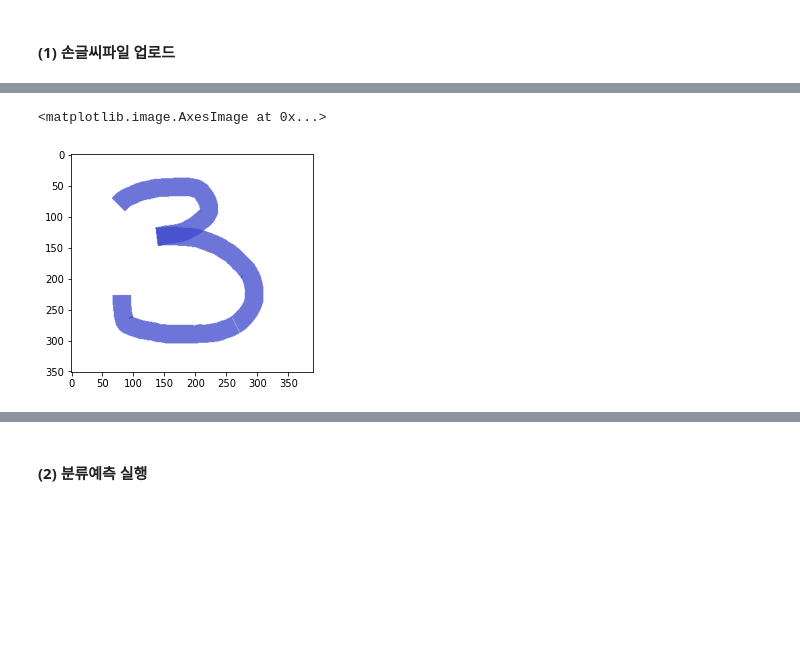
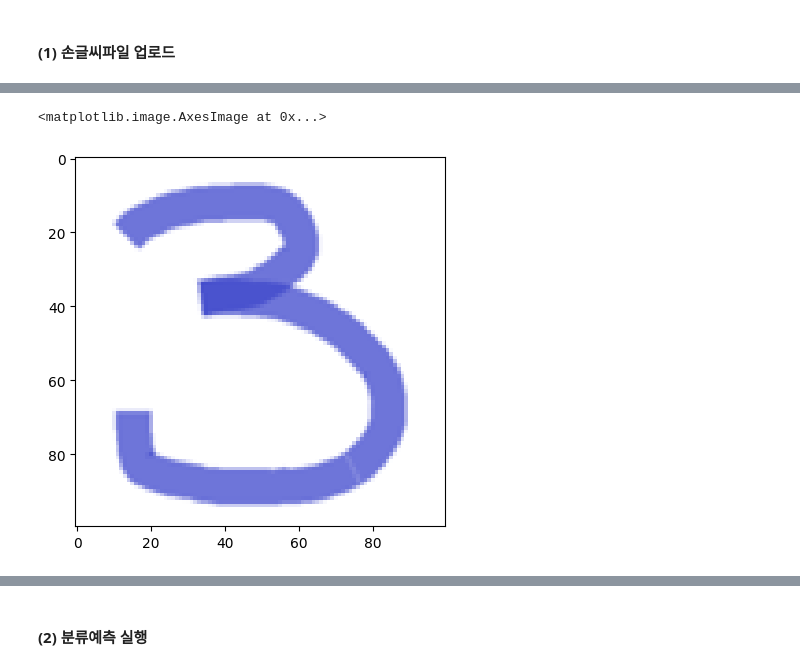
Before and after one commit to yleessam/tf, a Jupyter notebook: tf/mnist_tensorflow_1.ipynb, the cells around one changed output, grey strips where cells are left out. Drawn from its saved outputs; the diff is of its cells as text; code cells hidden in the pictures; blank space fills up the shorter version.

```diff
--- a/tf/mnist_tensorflow_1.ipynb
+++ b/tf/mnist_tensorflow_1.ipynb
@@ -660,12 +734,12 @@ Saving myNumber.png to myNumber.png
 # %%
 import matplotlib.image as mpimg
 import matplotlib.pyplot as plt
 
-img = mpimg.imread('./myNumber.png')
+img = mpimg.imread('./mynumber.png')
 plt.imshow(img, cmap='Greys')
 # %% [output]
 <matplotlib.image.AxesImage at 0x...>
-[figure, old version]
+[figure, new version]
 # %%
 # 이미지의 사이즈를 28X28로 맞춰주기 위해서 사용함
 import cv2
```
Also changed, not shown: parts of 40 cells of this notebook.
